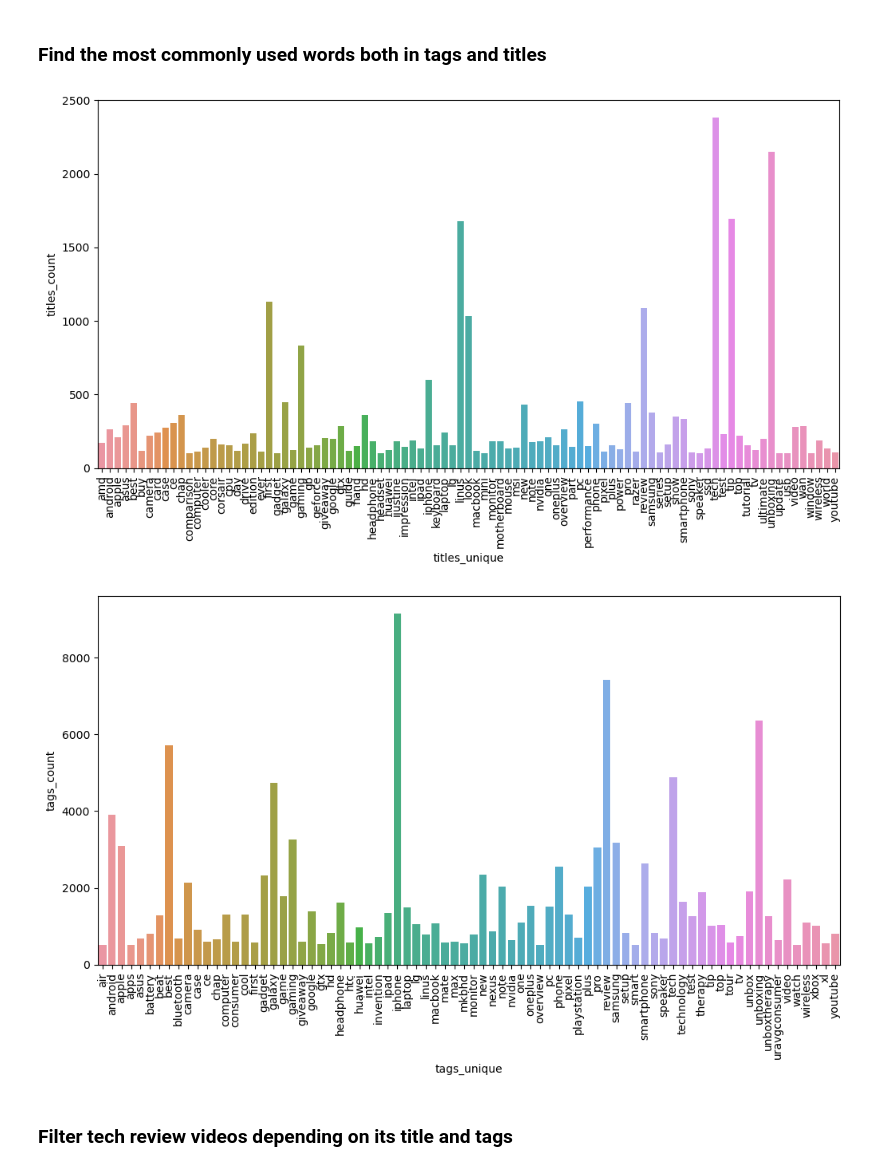
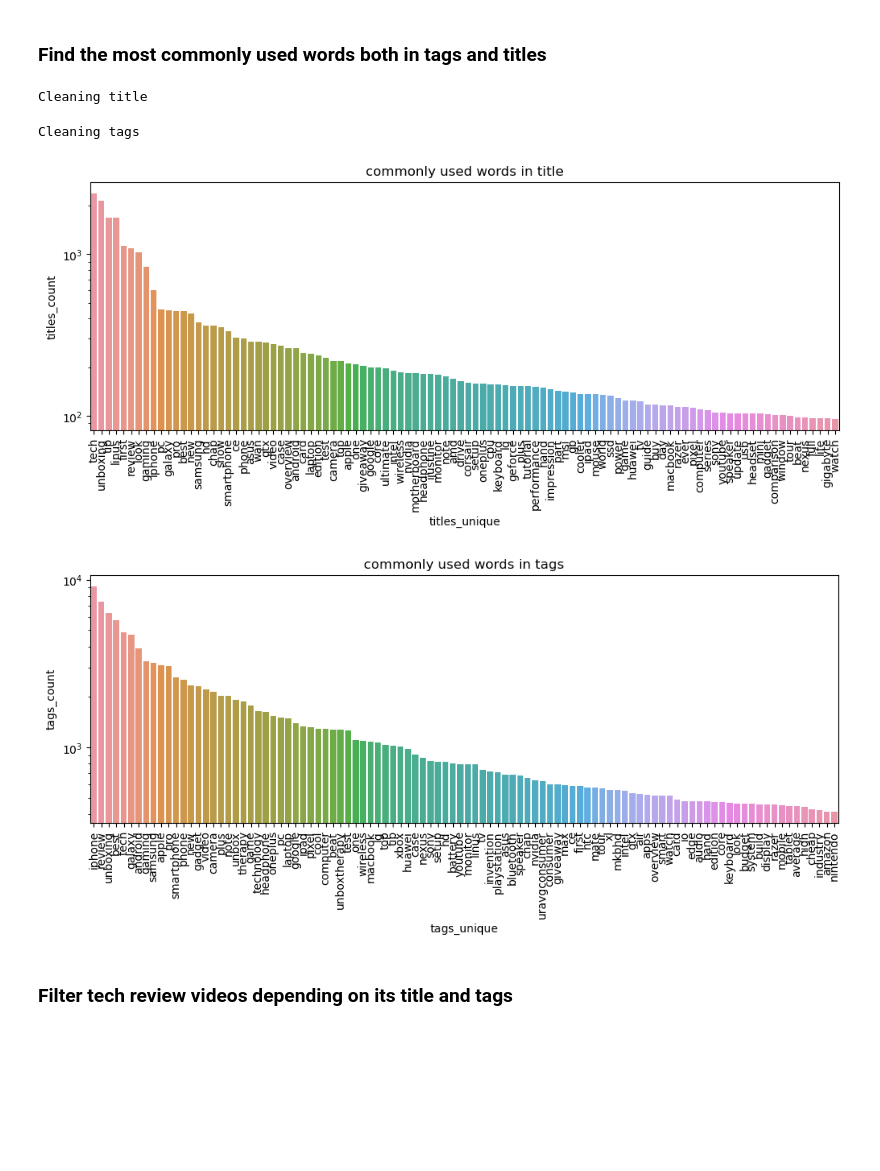
Before and after one commit to epfl-ada/ada-2023-project-datasquad2023, a Jupyter notebook: preprocessing.ipynb, the cells around one changed output. Drawn from its saved outputs; the diff is of its cells as text; code cells hidden in the pictures; blank space fills up the shorter version.

```diff
--- a/preprocessing.ipynb
+++ b/preprocessing.ipynb
@@ -76,8 +87,10 @@ def clean_text(text_data):
     return text_data_clean
 # %%
 # clean title and tags features
-popular_tech_channels_videos['clean_title'] = popular_tech_channels_videos.title.apply(clean_text)
-popular_tech_channels_videos['clean_tags'] = popular_tech_channels_videos.tags.apply(clean_text)
+print('Cleaning title')
+popular_tech_channels_videos['clean_title'] = popular_tech_channels_videos.title.progress_apply(clean_text)
+print('Cleaning tags')
+popular_tech_channels_videos['clean_tags'] = popular_tech_channels_videos.tags.progress_apply(clean_text)
 
 # create a single list for all the words in both tags and titles
 all_tags = []
@@ -92,19 +105,30 @@ tags_unique = np.unique(all_tags,return_counts=True)
 titles_unique = np.unique(all_titles,return_counts=True)
 tags_unique = pd.DataFrame({'tags_unique':tags_unique[0],'tags_count':tags_unique[1]})
 titles_unique = pd.DataFrame({'titles_unique':titles_unique[0],'titles_count':titles_unique[1]})
+
+# filter out the most common tech review words in titles and tags
+titles_common = titles_unique.sort_values(by='titles_count',ascending=False).iloc[:100]
+tags_common = tags_unique.sort_values(by='tags_count',ascending=False).iloc[:100]
+# %% [output]
+Cleaning title
+Cleaning tags
 # %%
 # plot the most commonly used words in titles
 plt.figure(figsize=(12,4))
-sns.barplot(x = titles_unique[titles_unique.titles_count>100].titles_unique, y = titles_unique[titles_unique.titles_count>100].titles_count)
+sns.barplot(x = titles_common.titles_unique, y = titles_common.titles_count)
 plt.xticks(rotation=90)
+plt.title('commonly used words in title')
+plt.yscale('log')
 plt.show()
 # %% [output]
-[figure, old version]
+[figure, new version]
 # %%
 # plot the most commonly used words in tags
 plt.figure(figsize=(12,4))
-sns.barplot(x = tags_unique[tags_unique.tags_count>500].tags_unique, y = tags_unique[tags_unique.tags_count>500].tags_count)
+sns.barplot(x = tags_common.tags_unique, y = tags_common.tags_count)
 plt.xticks(rotation=90)
+plt.title('commonly used words in tags')
+plt.yscale('log')
 plt.show()
 # %% [output]
-[figure, old version]
+[figure, new version]
```
Also changed, not shown: parts of 12 cells of this notebook.
